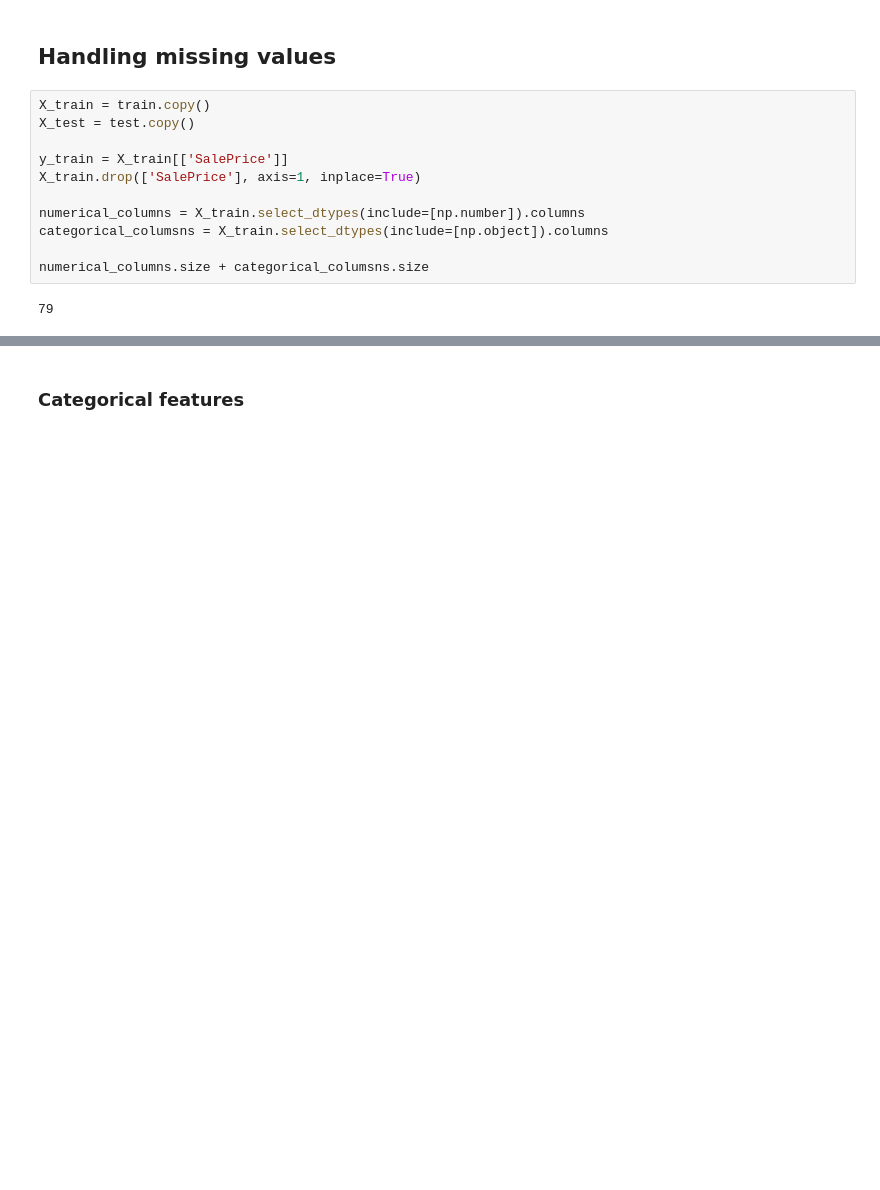
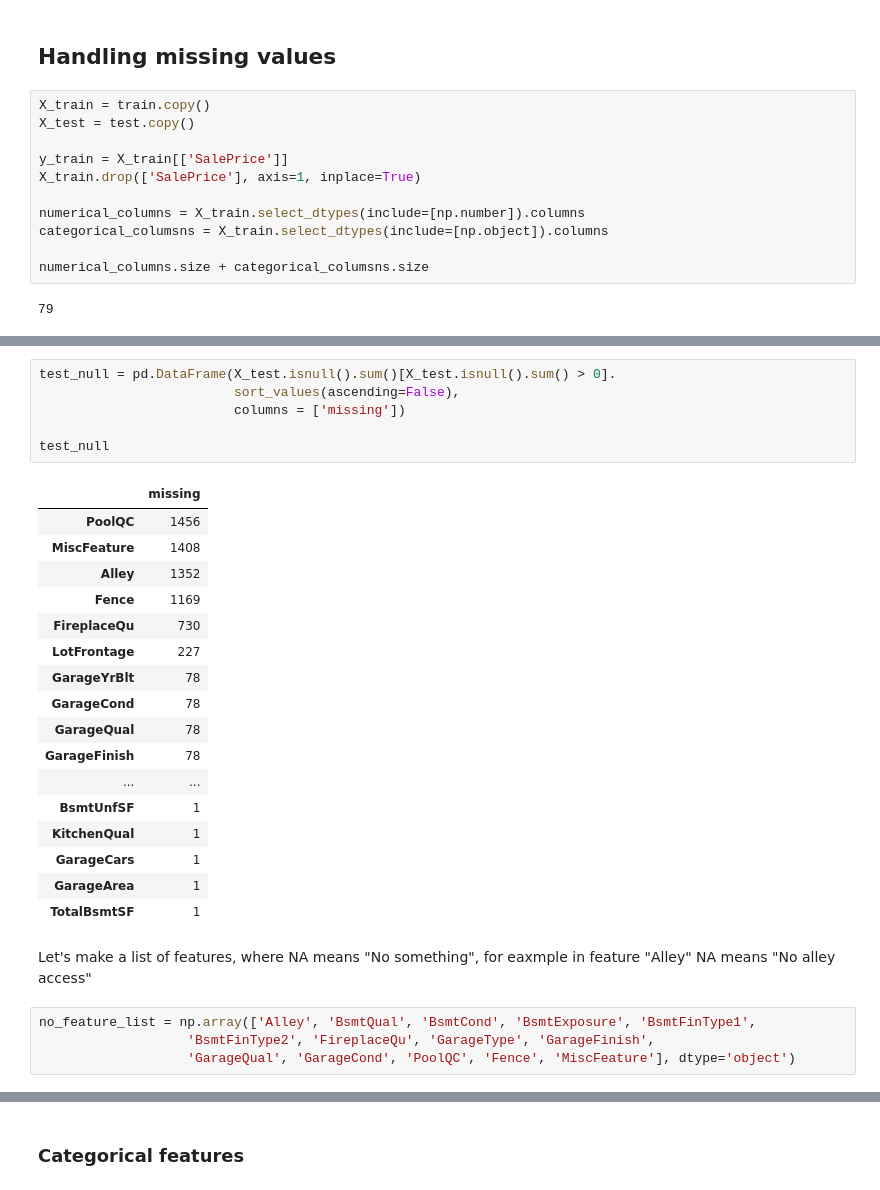
Before and after one commit to someoneorlov/kaggle_house_prices, a Jupyter notebook: 02_house_prices_feature_engineering.ipynb, the cells around one changed output, grey strips where cells are left out. Cells and saved outputs as stored; diff of their text form; blank space fills up the shorter version.

```diff
--- a/02_house_prices_feature_engineering.ipynb
+++ b/02_house_prices_feature_engineering.ipynb
@@ -182,0 +207,30 @@ numerical_columns.size + categorical_columsns.size
+# %%
+test_null = pd.DataFrame(X_test.isnull().sum()[X_test.isnull().sum() > 0].
+                         sort_values(ascending=False),
+                         columns = ['missing'])
+
+test_null
+# %% [output]
+|  | missing |
+| PoolQC | 1456 |
+| MiscFeature | 1408 |
+| Alley | 1352 |
+| Fence | 1169 |
+| FireplaceQu | 730 |
+| LotFrontage | 227 |
+| GarageYrBlt | 78 |
+| GarageCond | 78 |
+| GarageQual | 78 |
+| GarageFinish | 78 |
+| ... | ... |
+| BsmtUnfSF | 1 |
+| KitchenQual | 1 |
+| GarageCars | 1 |
+| GarageArea | 1 |
+| TotalBsmtSF | 1 |
+# %% [markdown]
+Let's make a list of features, where NA means "No something", for eaxmple in feature "Alley" NA means "No alley access"
+# %%
+no_feature_list = np.array(['Alley', 'BsmtQual', 'BsmtCond', 'BsmtExposure', 'BsmtFinType1',
+                   'BsmtFinType2', 'FireplaceQu', 'GarageType', 'GarageFinish',
+                   'GarageQual', 'GarageCond', 'PoolQC', 'Fence', 'MiscFeature'], dtype='object')
```
Also changed, not shown: parts of 24 cells of this notebook.
